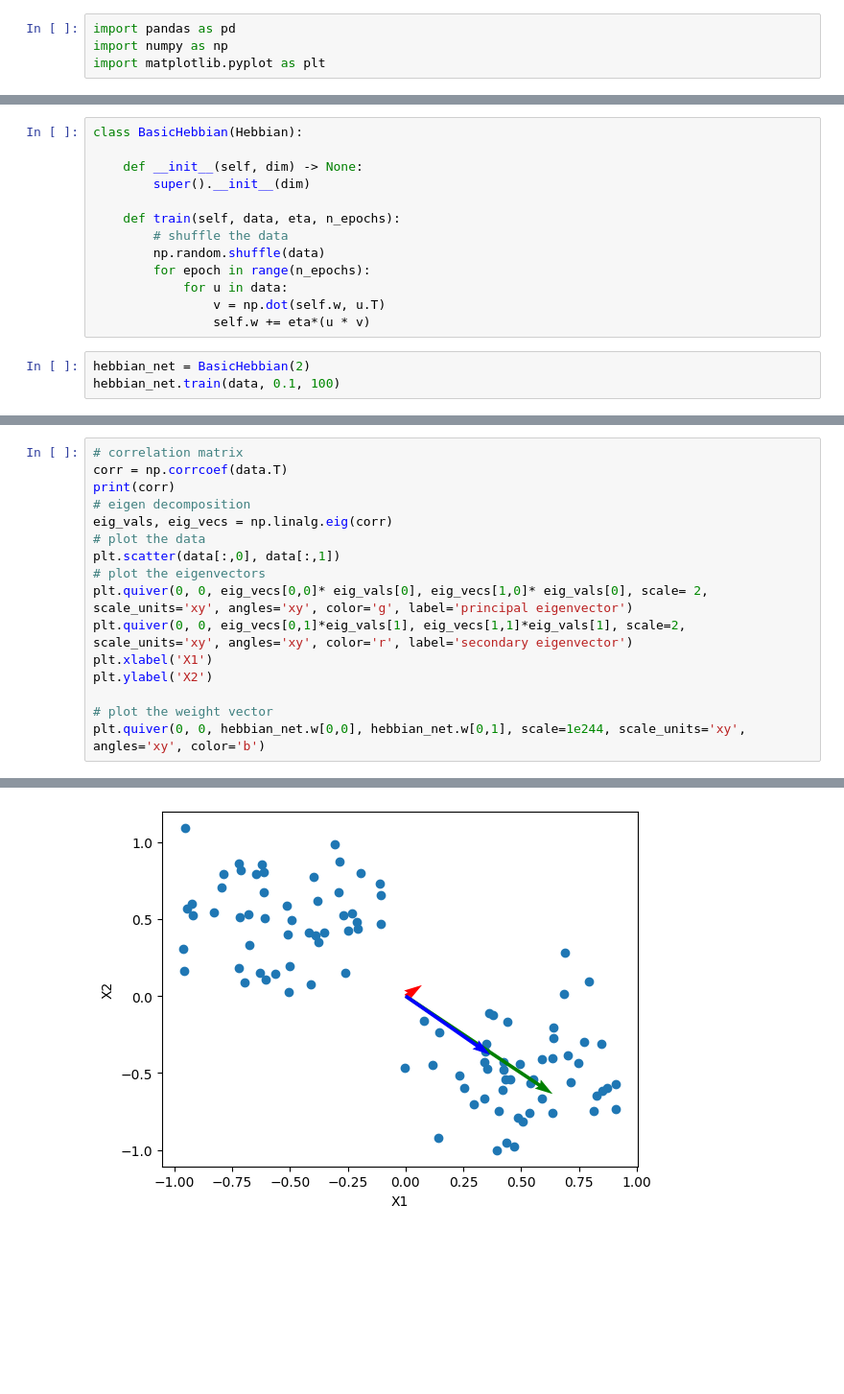
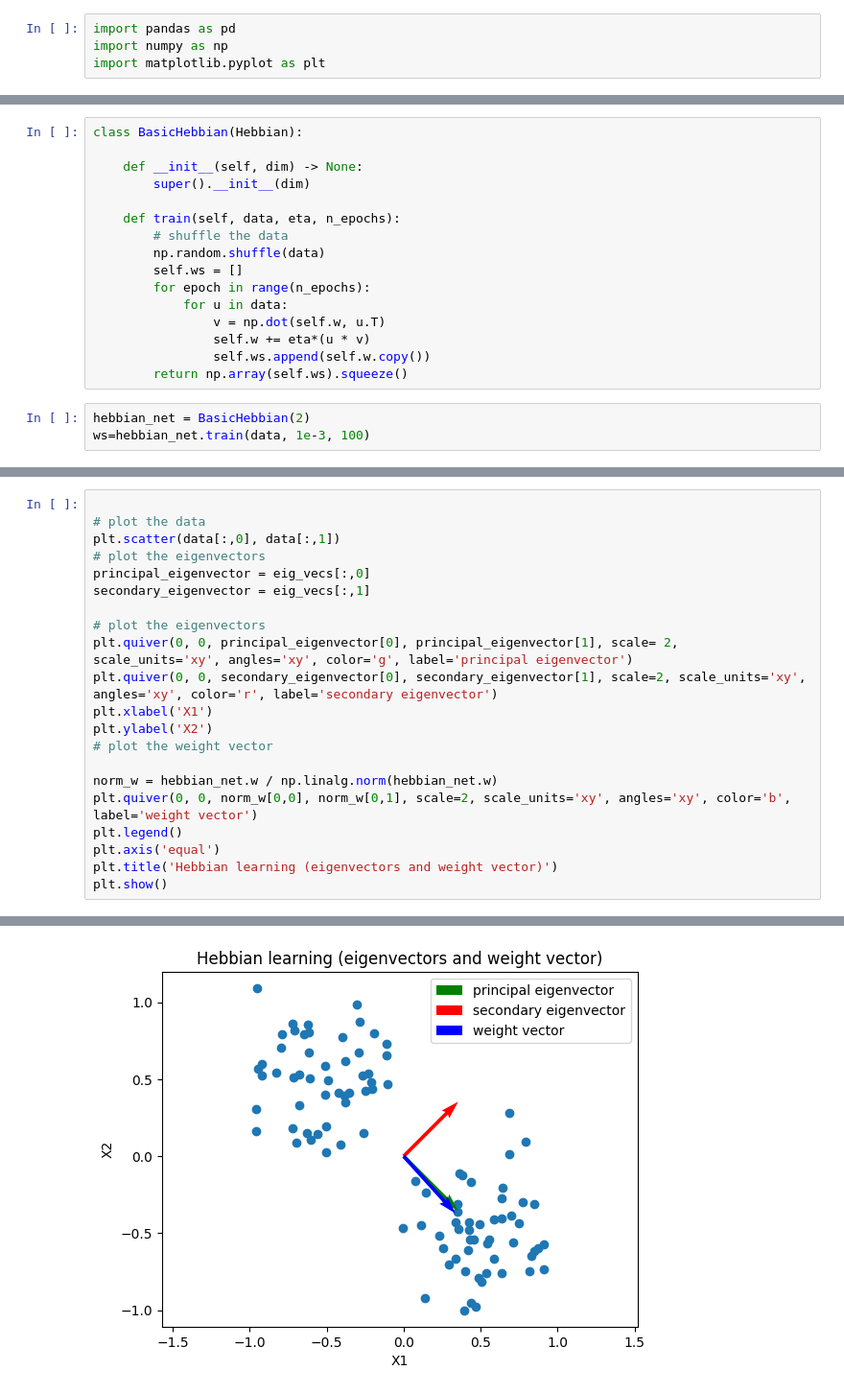
Before and after one commit to g-lago8/ComputationalNeuroScience, a Jupyter notebook: LAB2/assignment2.ipynb, the cells around one changed output, grey strips where cells are left out. Shown: that part at 96% size. Drawn from its saved outputs; the diff is of its cells as text; blank space fills up the shorter version.

```diff
--- a/LAB2/assignment2.ipynb
+++ b/LAB2/assignment2.ipynb
@@ -58,10 +62,13 @@ class BasicHebbian(Hebbian):
     def train(self, data, eta, n_epochs):
         # shuffle the data
         np.random.shuffle(data)
+        self.ws = []
         for epoch in range(n_epochs):
             for u in data:
                 v = np.dot(self.w, u.T)
                 self.w += eta*(u * v)
+                self.ws.append(self.w.copy())
+        return np.array(self.ws).squeeze()
 # %%
 hebbian_net = BasicHebbian(2)
-hebbian_net.train(data, 0.1, 100)
+ws=hebbian_net.train(data, 1e-3, 100)
@@ -88,17 +80,22 @@ array([[ 3.09629747e+243],
 # %%
-# correlation matrix
-corr = np.corrcoef(data.T)
-print(corr)
-# eigen decomposition
-eig_vals, eig_vecs = np.linalg.eig(corr)
+
 # plot the data
 plt.scatter(data[:,0], data[:,1])
 # plot the eigenvectors
-plt.quiver(0, 0, eig_vecs[0,0]* eig_vals[0], eig_vecs[1,0]* eig_vals[0], scale= 2, scale_units='xy', angles='xy', color='g', label='principal eigenvector')
-plt.quiver(0, 0, eig_vecs[0,1]*eig_vals[1], eig_vecs[1,1]*eig_vals[1], scale=2, scale_units='xy', angles='xy', color='r', label='secondary eigenvector')
+principal_eigenvector = eig_vecs[:,0]
+secondary_eigenvector = eig_vecs[:,1]
+
+# plot the eigenvectors
+plt.quiver(0, 0, principal_eigenvector[0], principal_eigenvector[1], scale= 2, scale_units='xy', angles='xy', color='g', label='principal eigenvector')
+plt.quiver(0, 0, secondary_eigenvector[0], secondary_eigenvector[1], scale=2, scale_units='xy', angles='xy', color='r', label='secondary eigenvector')
 plt.xlabel('X1')
 plt.ylabel('X2')
+# plot the weight vector
 
-# plot the weight vector
-plt.quiver(0, 0, hebbian_net.w[0,0], hebbian_net.w[0,1], scale=1e244, scale_units='xy', angles='xy', color='b')
+norm_w = hebbian_net.w / np.linalg.norm(hebbian_net.w)
+plt.quiver(0, 0, norm_w[0,0], norm_w[0,1], scale=2, scale_units='xy', angles='xy', color='b', label='weight vector')
+plt.legend()
+plt.axis('equal')
+plt.title('Hebbian learning (eigenvectors and weight vector)')
+plt.show()
 # %% [output]
@@ -108 +102 @@ plt.quiver(0, 0, hebbian_net.w[0,0], hebbian_net.w[0,1], scale=1e244, scale_unit
-[figure, old version]
+[figure, new version]
```
Also changed, not shown: parts of 24 cells of this notebook.
